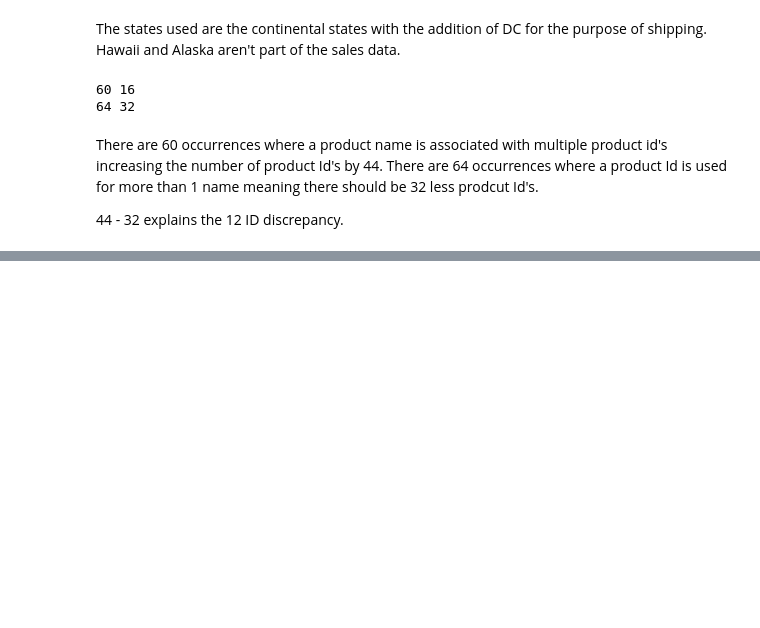
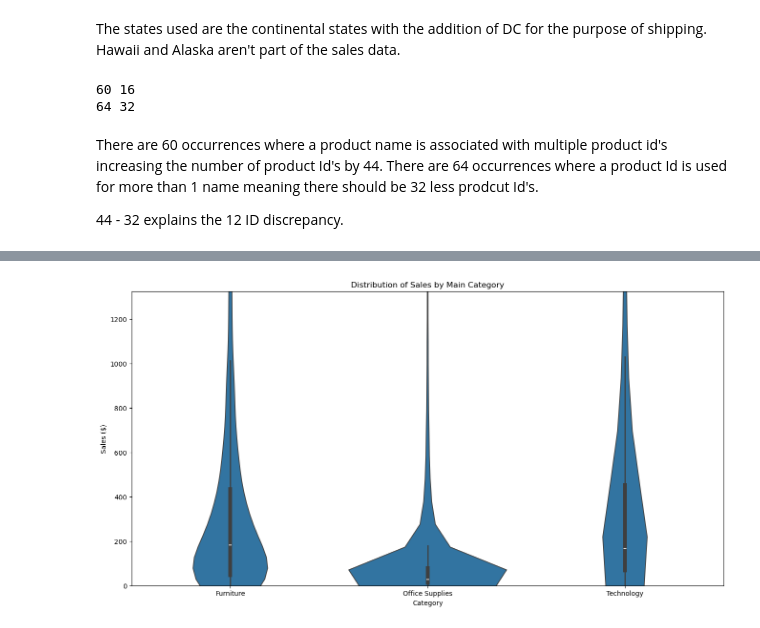
Before and after one commit to KWQ0002/py4eda-work, a Jupyter notebook: Project.ipynb, the cells around one changed output, grey strips where cells are left out. Drawn from its saved outputs; the diff is of its cells as text; code cells hidden in the pictures; blank space fills up the shorter version.

```diff
--- a/Project.ipynb
+++ b/Project.ipynb
@@ -211,0 +308,14 @@ Name: Sales, dtype: float64
+# %%
+plt.figure(figsize = (16, 8))
+sns.violinplot(data=df, x='Category', y='Sales',
+#    scale='width'            # makes each violin the same width, leaving off to allow for cross category comparison
+)
+
+plt.title("Distribution of Sales by Main Category")
+plt.xlabel("Category")
+plt.ylabel("Sales ($)")
+#plt.yscale('log') #the log scale does not align with how I think of finances, but does even out the heights with how skewed the data is
+plt.ylim(0, df['Sales'].quantile(0.97)) #the vertical shape of the violins gets lost if we don't clip some of the data off the top. The top is very narrow and follows the lines already formed.
+plt.show()
+# %% [output]
+[figure, added]
```
Also changed, not shown: parts of 30 cells of this notebook.
